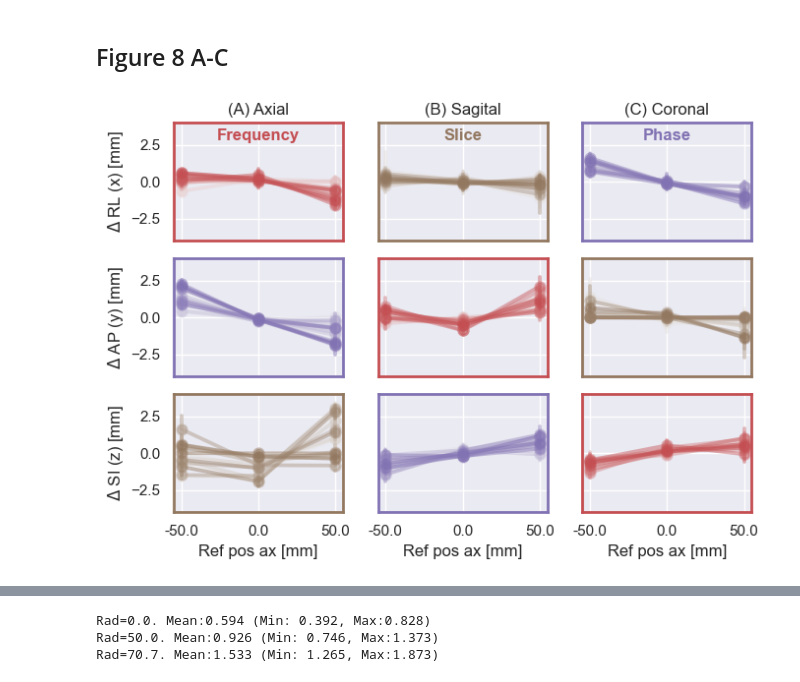
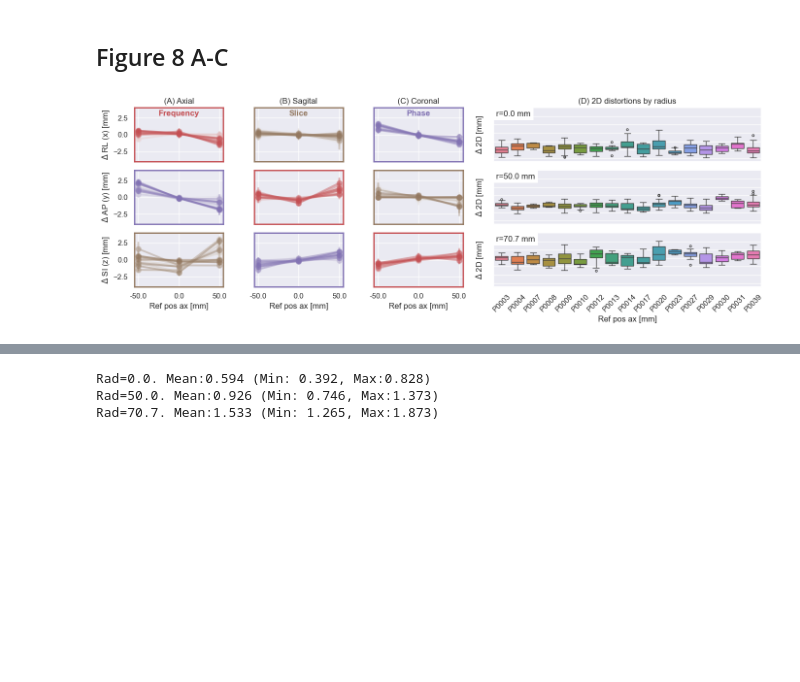
Before and after one commit to UNITY-Physics/unity_qa_paper, a Jupyter notebook: notebooks/distortions.ipynb, the cells around one changed output, grey strips where cells are left out. Cells and saved outputs as stored; diff of their text form; code cells hidden in the pictures; blank space fills up the shorter version.

```diff
--- a/notebooks/distortions.ipynb
+++ b/notebooks/distortions.ipynb
@@ -56,7 +57,7 @@ Removed 6 sessions
 # %%
 # Figure showing distortions along phase, frequency and slice encoding direction
 sns.set_theme()
-fig, axes = plt.subplots(3,4,figsize=(14,5), width_ratios=[1,1,1,3])
+fig, axes = plt.subplots(3,4,figsize=(14,5), width_ratios=[1,1,1,3], layout='tight')
 my_colors = {'frequency':'C03', 'phase':'C04', 'slice':'C05'}
 
 for icol,my_or in enumerate(['axi', 'sag', 'cor']):
@@ -92,34 +93,54 @@ axes[0,0].text(x, y, 'Frequency', color=my_colors['frequency'], **text_opt)
 axes[0,2].text(x, y, 'Phase', color=my_colors['phase'], **text_opt)
 axes[0,1].text(x, y, 'Slice', color=my_colors['slice'], **text_opt)
 
 axes[0,0].set_title("(A) Axial")
 axes[0,1].set_title("(B) Sagital")
 axes[0,2].set_title("(C) Coronal")
 
 for ax in [axes[0,0], axes[1,1], axes[2,2]]:
     for spine in ax.spines.values():
         spine.set_edgecolor(my_colors['frequency'])
         spine.set_linewidth(2)
 
 for ax in [axes[1,0], axes[2,1], axes[0,2]]:
     for spine in ax.spines.values():
         spine.set_edgecolor(my_colors['phase'])
         spine.set_linewidth(2)
 
 for ax in [axes[2,0], axes[0,1], axes[1,2]]:
     for spine in ax.spines.values():
         spine.set_edgecolor(my_colors['slice'])
         spine.set_linewidth(2)
 
 for ax in axes[2,:].flatten():
     ax.set_xlabel('Ref pos ax [mm]')
 
-for ax in axes.flatten():
+for ax in axes[:3,:3].flatten():
     ax.grid('both')
     ax.set_xlim([-0.1, 2.1])
 
-plt.tight_layout()
-plt.savefig('../results/figure8ABC_encoding_distortions.png', dpi=300)
+# Subplot D
+sns.boxplot(mean_rad_df.loc[mean_rad_df.r_ref_level=='0.0'], x='Subject', y='Mean_2D', hue='Subject', flierprops={"marker": "."}, ax=axes[0,3])
+sns.boxplot(mean_rad_df.loc[mean_rad_df.r_ref_level=='50.0'], x='Subject', y='Mean_2D',hue='Subject',flierprops={"marker": "."}, ax=axes[1,3])
+sns.boxplot(mean_rad_df.loc[mean_rad_df.r_ref_level=='70.7'], x='Subject', y='Mean_2D',hue='Subject',flierprops={"marker": "."}, ax=axes[2,3])
+
+axes[0,3].text(-.35, 2.5, 'r=0.0 mm', bbox=dict(facecolor='white', edgecolor='none'), ha='left')
+axes[1,3].text(-.35, 2.5, 'r=50.0 mm', bbox=dict(facecolor='white', edgecolor='none'), ha='left')
+axes[2,3].text(-.35, 2.5, 'r=70.7 mm', bbox=dict(facecolor='white', edgecolor='none'), ha='left')
+
+for ax in axes[:2,3]:
+    ax.set_xlabel(None)
+    ax.set_xticklabels([])
+
+for ax in axes[:,3]:
+    ax.set_ylim([-.2,3])
+    ax.set_yticks([0,.5,1,1.5,2,2.5])
+    ax.set_ylabel('$\Delta$ 2D [mm]')
+
+axes[2,3].tick_params(axis='x', rotation=45)
+axes[0,3].set_title('(D) 2D distortions by radius')
+
+plt.savefig('../results/figure8_encoding_distortions.png', dpi=300)
 plt.show()
 # %% [output]
-[figure, old version]
+[figure, new version]
```
Also changed, not shown: parts of 16 cells of this notebook.
